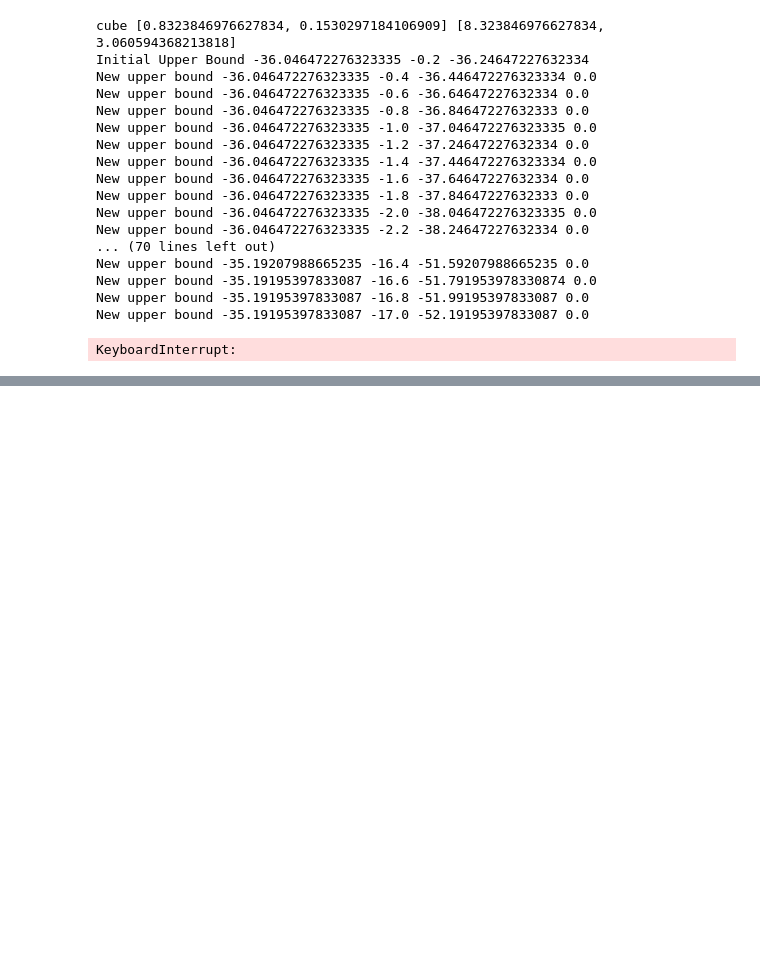
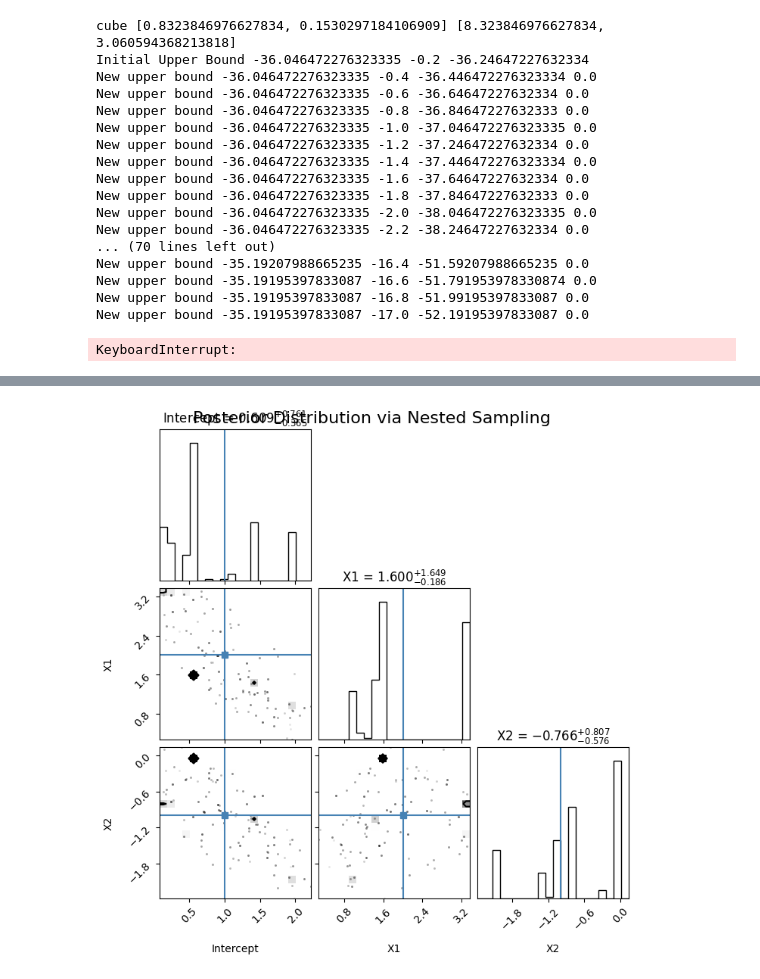
Before and after one commit to Wahidur-Rahman/BayesNest, a Jupyter notebook: likelihood_tests.ipynb, the cells around one changed output, grey strips where cells are left out. Drawn from its saved outputs; the diff is of its cells as text; code cells hidden in the pictures; blank space fills up the shorter version.

```diff
--- a/likelihood_tests.ipynb
+++ b/likelihood_tests.ipynb
@@ -86,3 +86,81 @@ New upper bound -35.19195397833087 -17.0 -52.19195397833087 0.0
 KeyboardInterrupt:
 # %%
 pymultinest.run(myloglike, myprior, 2, outputfiles_basename='./1-',resume = False, verbose = True)
+# %%
+import numpy as np
+import matplotlib.pyplot as plt
+import corner
+from scipy.stats import multivariate_normal
+
+# --- Generate synthetic data ---
+np.random.seed(42)
+N = 20
+X = np.random.rand(N, 2)
+X = np.hstack([np.ones((N, 1)), X])  # Add intercept term
+true_w = np.array([1.0, 2.0, -1.0])
+sigma = 0.1
+y = X @ true_w + np.random.randn(N) * sigma
+
+# --- Prior and likelihood ---
+D = X.shape[1]
+prior_mean = np.zeros(D)
+prior_cov = np.eye(D) * 10
+
+def log_prior(w):
+    return multivariate_normal.logpdf(w, mean=prior_mean, cov=prior_cov)
+
+def log_likelihood(w):
+    pred = X @ w
+    return -0.5 * np.sum((y - pred)**2) / sigma**2 - N * np.log(np.sqrt(2 * np.pi) * sigma)
+
+# --- Nested sampling ---
+n_live = 100
+live_points = np.random.multivariate_normal(prior_mean, prior_cov, size=n_live)
+log_likes = np.array([log_likelihood(w) for w in live_points])
+Z = 0.0
+H = 0.0
+samples = []
+
+log_X = 0.0
+for i in range(500):
+    i_min = np.argmin(log_likes)
+    worst = live_points[i_min]
+    L_min = log_likes[i_min]
+
+    log_X_new = log_X - 1.0 / n_live
+    weight = np.exp(log_X) - np.exp(log_X_new)
+    Z += np.exp(L_min) * weight
+    H += np.exp(L_min) * weight * (L_min - np.log(Z + 1e-300))
+    samples.append((worst, np.exp(L_min) * weight))
+
+    # Replace worst point with new sample > L_min
+    while True:
+        w_new = np.random.multivariate_normal(prior_mean, prior_cov)
+        if log_likelihood(w_new) > L_min:
+            break
+    live_points[i_min] = w_new
+    log_likes[i_min] = log_likelihood(w_new)
+    log_X = log_X_new
+
+# --- Posterior samples ---
+posterior_ws = np.array([s[0] for s in samples])
+weights = np.array([s[1] for s in samples])
+weights /= np.sum(weights)
+
+# --- Corner plot ---
+corner.corner(
+    posterior_ws,
+    weights=weights,
+    labels=["Intercept", "X1", "X2"],
+    truths=true_w,
+    show_titles=True,
+    title_fmt=".3f",
+    title_kwargs={"fontsize": 12}
+)
+plt.suptitle("Posterior Distribution via Nested Sampling", fontsize=16)
+plt.show()
+
+# --- Evidence output ---
+print("Log evidence (ln Z):", np.log(Z))
+print("Posterior mean:", np.average(posterior_ws, axis=0, weights=weights))
+# %% [output]
@@ -88,0 +170 @@ pymultinest.run(myloglike, myprior, 2, outputfiles_basename='./1-',resume = Fals
+[figure, added]
```
Also changed, not shown: parts of 3 cells of this notebook, 4 other files.
